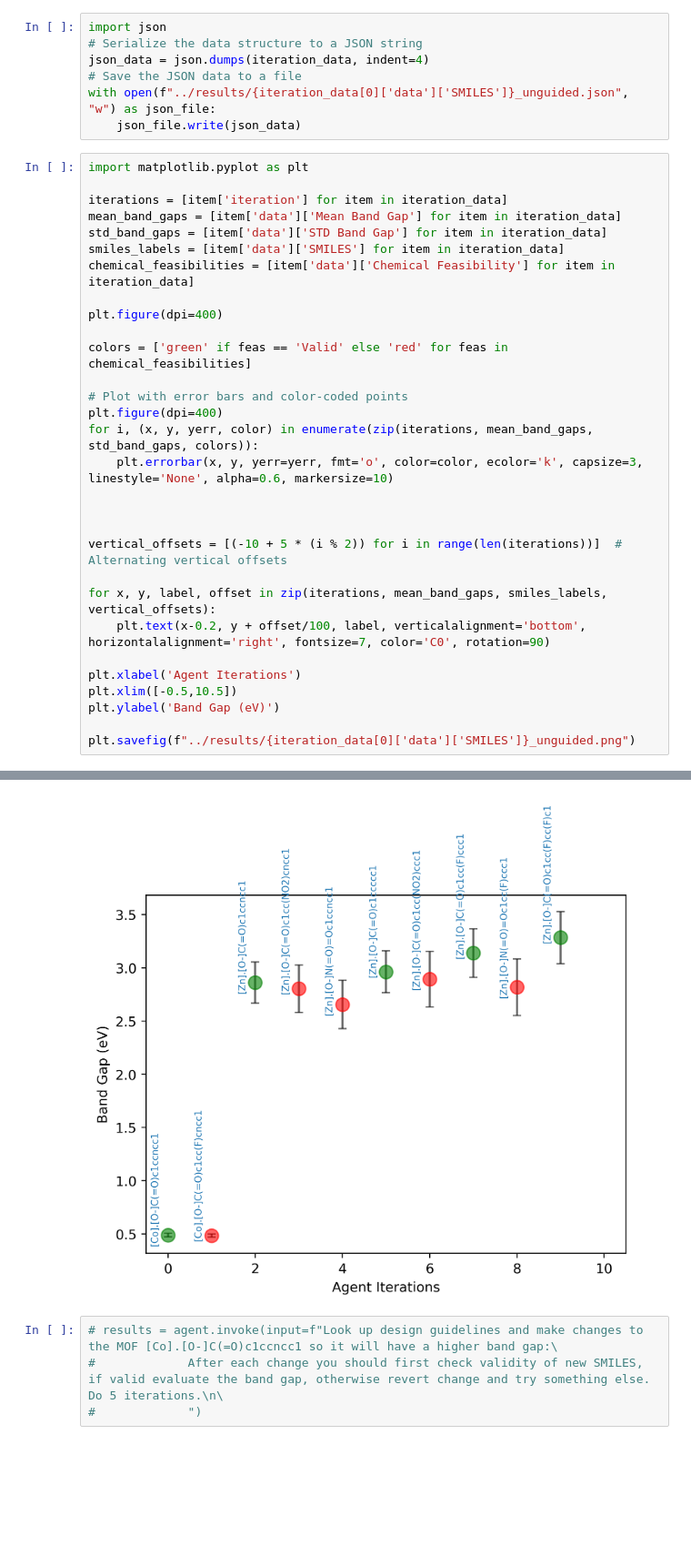
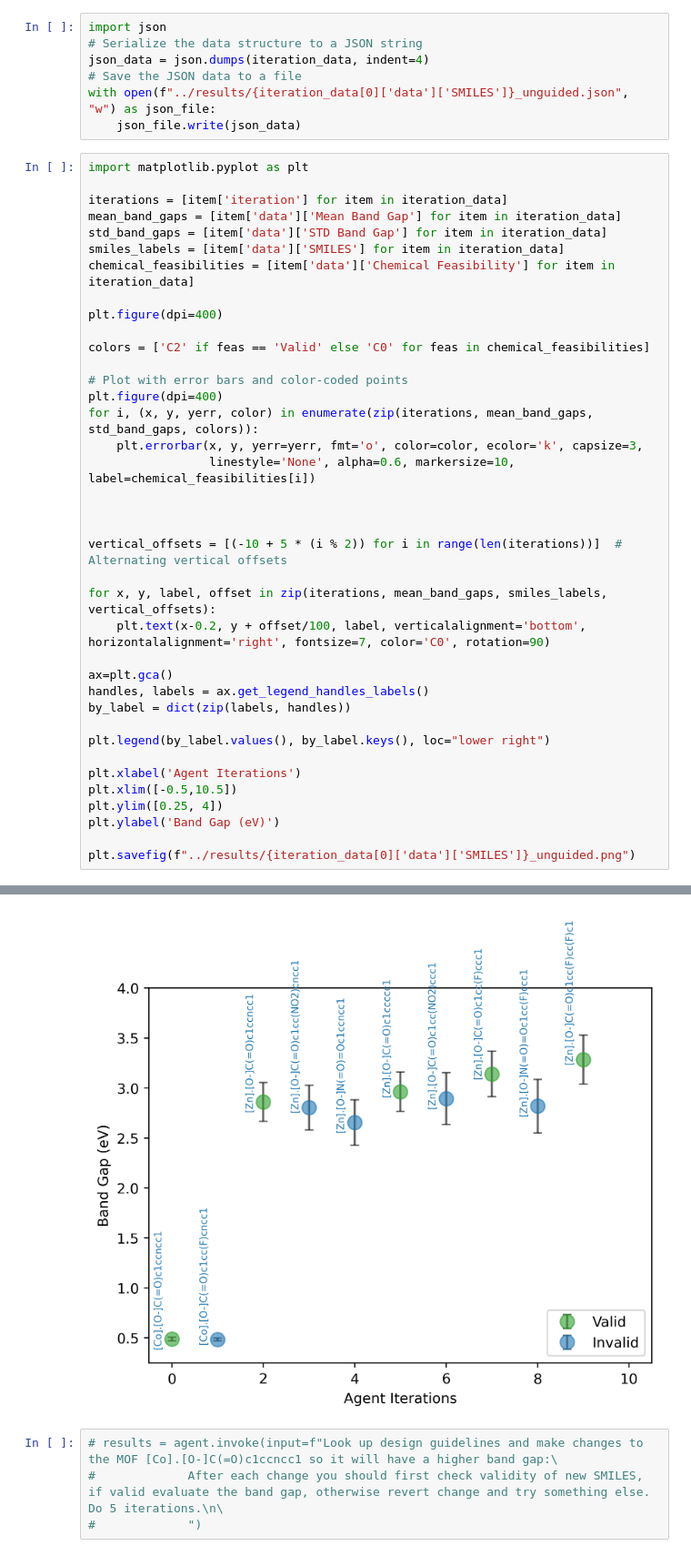
Before and after one commit to mehradans92/PoreVoyant, a Jupyter notebook: transformer/workflow.ipynb, the cells around one changed output, grey strips where cells are left out. Shown at 91% size. Drawn from its saved outputs; the diff is of its cells as text; blank space fills up the shorter version.

Commit message:
colorblind friendly

```diff
--- a/transformer/workflow.ipynb
+++ b/transformer/workflow.ipynb
@@ -335,36 +335,44 @@ with open(f"../results/{iteration_data[0]['data']['SMILES']}_unguided.json", "w"
 # %%
 import matplotlib.pyplot as plt
 
 iterations = [item['iteration'] for item in iteration_data]
 mean_band_gaps = [item['data']['Mean Band Gap'] for item in iteration_data]
 std_band_gaps = [item['data']['STD Band Gap'] for item in iteration_data]
 smiles_labels = [item['data']['SMILES'] for item in iteration_data]
 chemical_feasibilities = [item['data']['Chemical Feasibility'] for item in iteration_data]
 
 plt.figure(dpi=400)
 
-colors = ['green' if feas == 'Valid' else 'red' for feas in chemical_feasibilities]
+colors = ['C2' if feas == 'Valid' else 'C0' for feas in chemical_feasibilities]
 
 # Plot with error bars and color-coded points
 plt.figure(dpi=400)
 for i, (x, y, yerr, color) in enumerate(zip(iterations, mean_band_gaps, std_band_gaps, colors)):
-    plt.errorbar(x, y, yerr=yerr, fmt='o', color=color, ecolor='k', capsize=3, linestyle='None', alpha=0.6, markersize=10)
+    plt.errorbar(x, y, yerr=yerr, fmt='o', color=color, ecolor='k', capsize=3,
+                 linestyle='None', alpha=0.6, markersize=10, label=chemical_feasibilities[i])
 
 
 
 vertical_offsets = [(-10 + 5 * (i % 2)) for i in range(len(iterations))]  # Alternating vertical offsets
 
 for x, y, label, offset in zip(iterations, mean_band_gaps, smiles_labels, vertical_offsets):
     plt.text(x-0.2, y + offset/100, label, verticalalignment='bottom', horizontalalignment='right', fontsize=7, color='C0', rotation=90)
 
+ax=plt.gca()
+handles, labels = ax.get_legend_handles_labels()
+by_label = dict(zip(labels, handles))
+
+plt.legend(by_label.values(), by_label.keys(), loc="lower right")
+
 plt.xlabel('Agent Iterations')
 plt.xlim([-0.5,10.5])
+plt.ylim([0.25, 4])
 plt.ylabel('Band Gap (eV)')
 
 plt.savefig(f"../results/{iteration_data[0]['data']['SMILES']}_unguided.png")
 # %% [output]
 <Figure size 2560x1920 with 0 Axes>
-[figure, old version]
+[figure, new version]
 # %%
 # results = agent.invoke(input=f"Look up design guidelines and make changes to the MOF [Co].[O-]C(=O)c1ccncc1 so it will have a higher band gap:\
 #             After each change you should first check validity of new SMILES, if valid evaluate the band gap, otherwise revert change and try something else. Do 5 iterations.\n\
```
Also changed, not shown: 1 other file.
